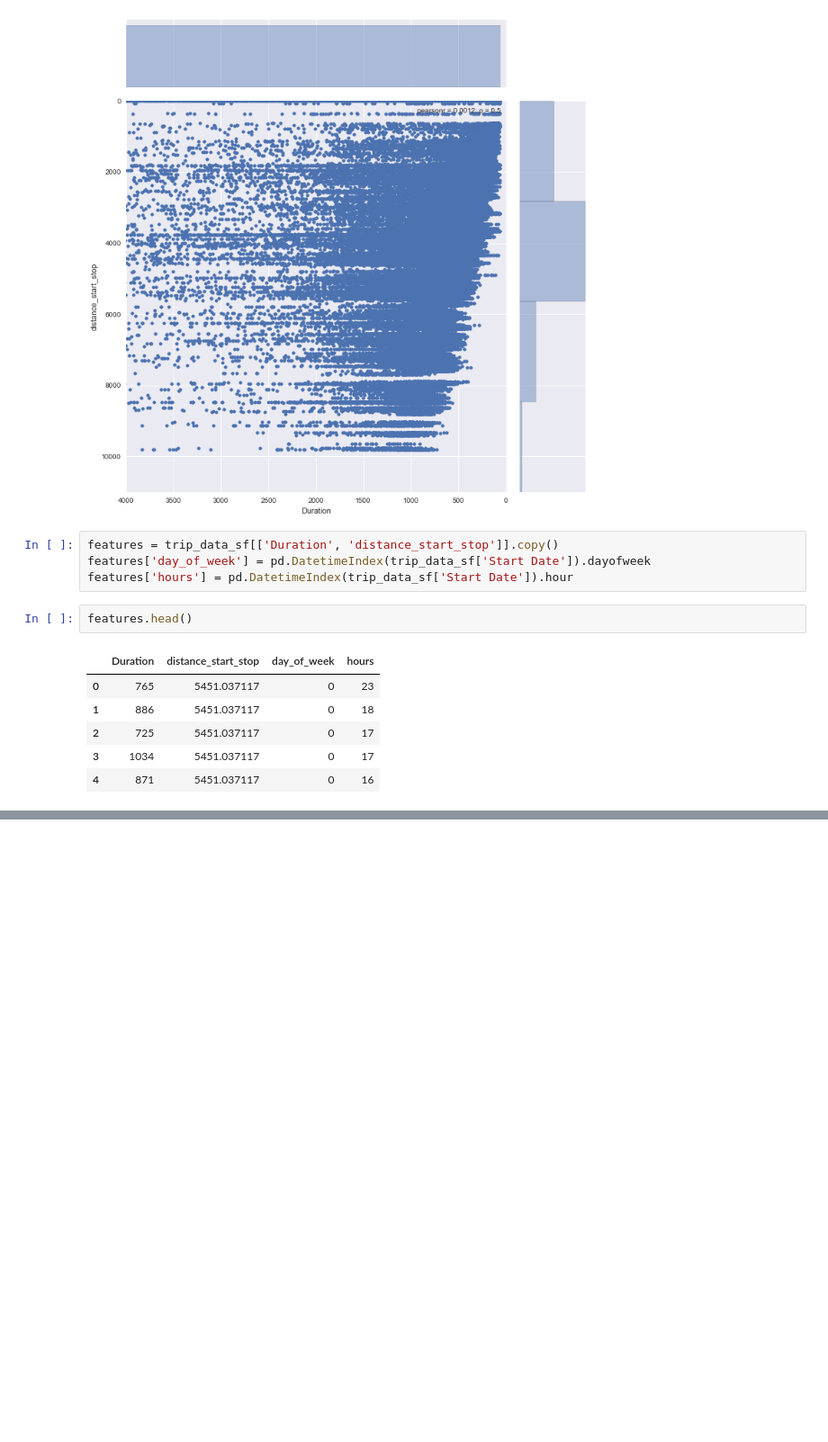
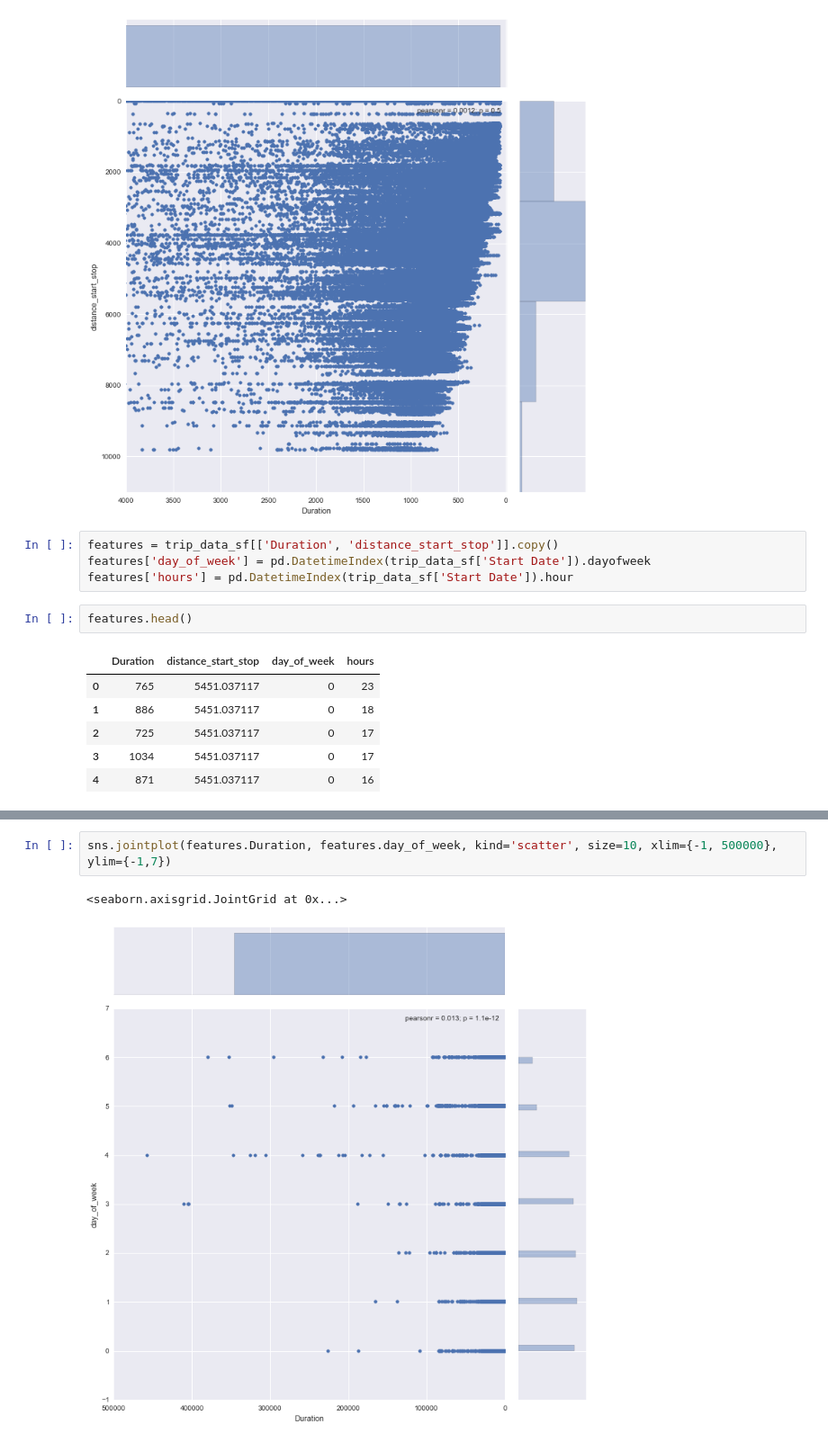
Before and after one commit to mattsarn/cycl.co, a Jupyter notebook: bike_sharing_analysis.ipynb, the cells around one changed output, grey strips where cells are left out. Shown at 90% size. Drawn from its saved outputs; the diff is of its cells as text; blank space fills up the shorter version.

```diff
--- a/bike_sharing_analysis.ipynb
+++ b/bike_sharing_analysis.ipynb
@@ -254,0 +245,5 @@ plt.hist(features['day_of_week'], bins=6)
+# %%
+sns.jointplot(features.Duration, features.day_of_week, kind='scatter', size=10, xlim={-1, 500000}, ylim={-1,7})
+# %% [output]
+<seaborn.axisgrid.JointGrid at 0x...>
+[figure, added]
```
Also changed, not shown: parts of 9 cells of this notebook.
